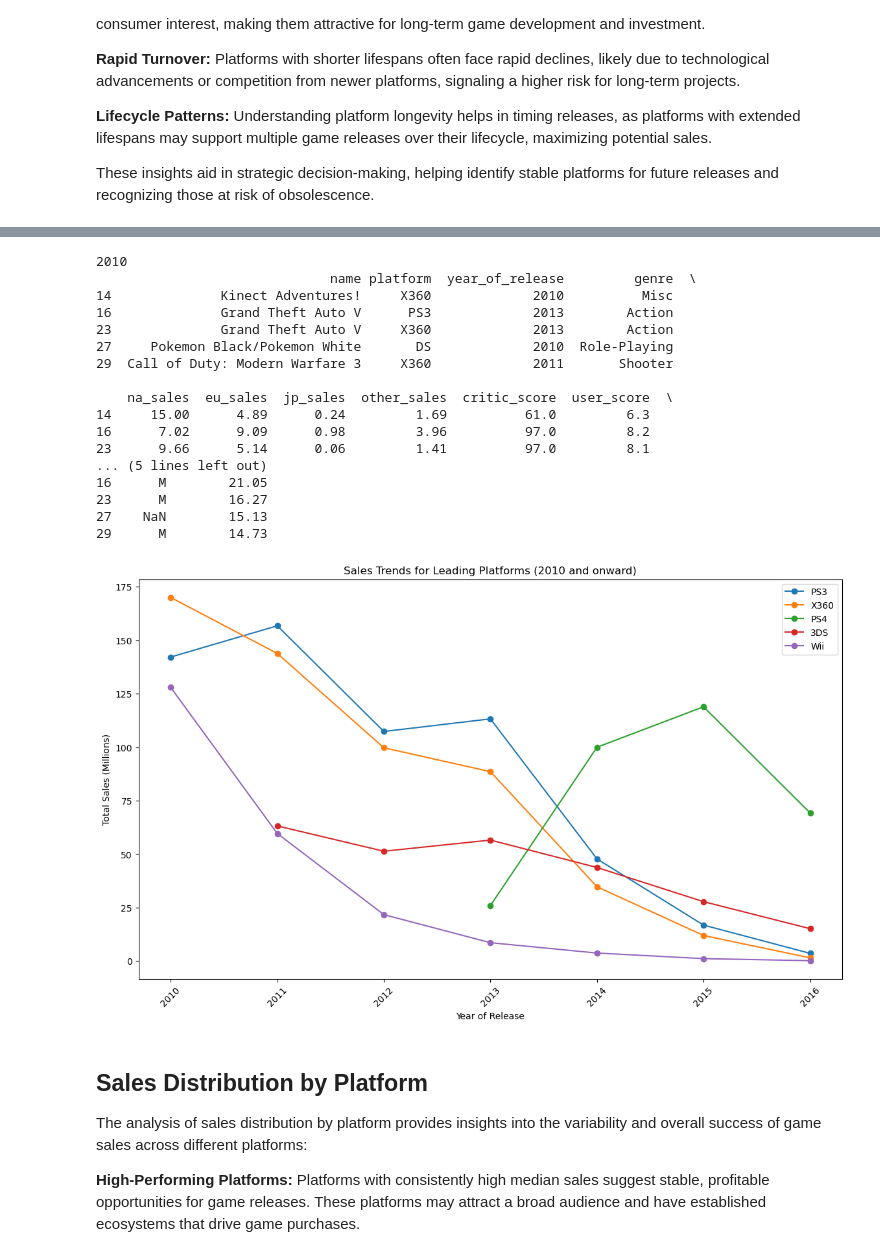
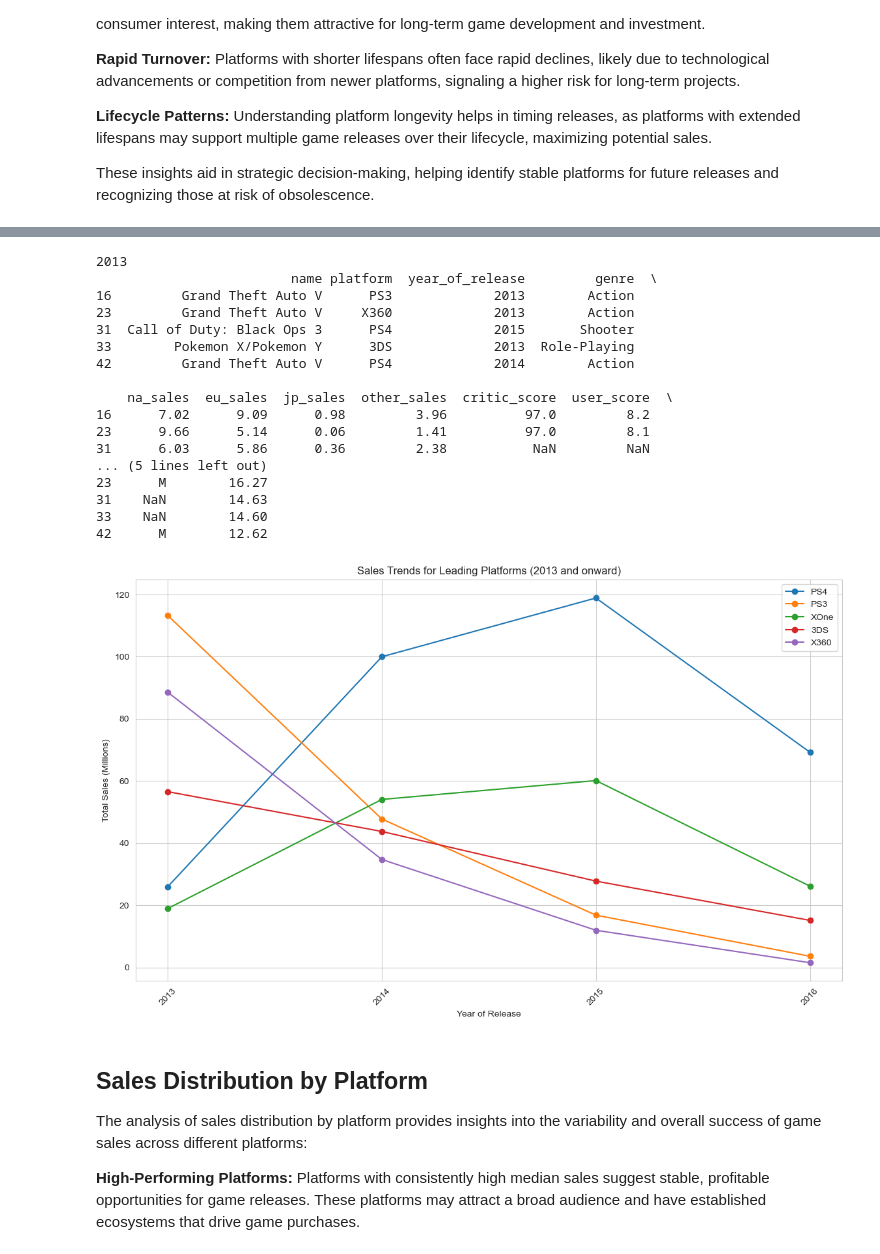
Before and after one commit to Mattyb883/video-game-sales-analysis, a Jupyter notebook: data_analysis.ipynb, the cells around one changed output, grey strips where cells are left out. Saved outputs shown, nothing was run; the diff lists cells and outputs as text; code cells hidden in the pictures.

```diff
--- a/data_analysis.ipynb
+++ b/data_analysis.ipynb
@@ -54,5 +54,16 @@ games_df['year_of_release'] = games_df['year_of_release'].fillna(0).astype(int)
 games_df['user_score'] = pd.to_numeric(games_df['user_score'], errors='coerce')
 games_df['total_sales'] = games_df[['na_sales', 'eu_sales', 'jp_sales', 'other_sales']].sum(axis=1)
 
+# Check for duplicates
+duplicates_count = games_df.duplicated().sum()
+print(f"Number of duplicate rows: {duplicates_count}")
+
+# Remove duplicates if any are found
+if duplicates_count > 0:
+    games_df = games_df.drop_duplicates()
+    print("Duplicates have been removed.")
+else:
+    print("No duplicates found.")
+
 # Here, I'm leaving most missing values as NaN for now; let’s document this decision as we analyze further
 # - 'Critic_Score', 'User_Score', and 'Rating' contain many missing entries that may reflect unavailable data
@@ -123,8 +145,12 @@ These insights help identify stable platforms for long-term investment and highl
 platform_sales = games_df.groupby('platform')['total_sales'].sum().sort_values(ascending=False)
 top_platforms = platform_sales.head(5).index  # Select the top 5 platforms for analysis
 # %%
-# Filter data for only the top platforms and valid years
-top_platform_data = games_df[(games_df['platform'].isin(top_platforms)) & (games_df['year_of_release'] >= 1980)]
+# Filter data for only the top platforms and valid years, and remove invalid DS data
+top_platform_data = games_df[
+    (games_df['platform'].isin(top_platforms)) &
+    (games_df['year_of_release'] >= 1980) &
+    ~((games_df['platform'] == 'DS') & (games_df['year_of_release'] < 2004))  # Remove DS entries before 2004
+]
 # %%
 # Plot sales distribution for each top platform by year
 plt.figure(figsize=(14, 8))
@@ -192,49 +218,52 @@ Overall, this analysis aids in identifying the most viable platforms for future
 # %%
-# Filter Data for Relevant Period (2010 and onward)
-filtered_games_df = games_df[games_df['year_of_release'] >= 2010]
+# Filter data for the recent period (e.g., 2013 and onward for a 4-year window)
+recent_games_df = games_df[games_df['year_of_release'] >= 2013]
 # %%
 # Verify the filtering worked by checking the minimum year
-print(filtered_games_df['year_of_release'].min())  # Should be 2010 or later
-print(filtered_games_df.head())
+print(recent_games_df['year_of_release'].min())  # Should be 2013 or later
+print(recent_games_df.head())
 # %% [output]
-2010
-                              name platform  year_of_release         genre  \
-14              Kinect Adventures!     X360             2010          Misc
-16              Grand Theft Auto V      PS3             2013        Action
-23              Grand Theft Auto V     X360             2013        Action
-27     Pokemon Black/Pokemon White       DS             2010  Role-Playing
-29  Call of Duty: Modern Warfare 3     X360             2011       Shooter
+2013
+                         name platform  year_of_release         genre  \
+16         Grand Theft Auto V      PS3             2013        Action
+23         Grand Theft Auto V     X360             2013        Action
+31  Call of Duty: Black Ops 3      PS4             2015       Shooter
+33        Pokemon X/Pokemon Y      3DS             2013  Role-Playing
+42         Grand Theft Auto V      PS4             2014        Action
 
     na_sales  eu_sales  jp_sales  other_sales  critic_score  user_score  \
-14     15.00      4.89      0.24         1.69          61.0         6.3
 16      7.02      9.09      0.98         3.96          97.0         8.2
 23      9.66      5.14      0.06         1.41          97.0         8.1
+31      6.03      5.86      0.36         2.38           NaN         NaN
 ... (5 lines left out)
-16      M        21.05
 23      M        16.27
-27    NaN        15.13
-29      M        14.73
+31    NaN        14.63
+33    NaN        14.60
+42      M        12.62
 # %%
 # Calculate total sales by platform in the filtered data
-top_platform_sales = filtered_games_df.groupby('platform')['total_sales'].sum().sort_values(ascending=False)
+top_platform_sales = recent_games_df.groupby('platform')['total_sales'].sum().sort_values(ascending=False)
 leading_platforms = top_platform_sales.head(5).index  # Select top 5 platforms
 # %%
 # Plot yearly sales trends for the top platforms
 plt.figure(figsize=(14, 8))
 for platform in leading_platforms:
-    platform_data = filtered_games_df[filtered_games_df['platform'] == platform]
+    platform_data = recent_games_df[recent_games_df['platform'] == platform]
     sales_by_year = platform_data.groupby('year_of_release')['total_sales'].sum()
     plt.plot(sales_by_year.index, sales_by_year.values, marker='o', label=platform)
 
 # Labeling the plot
 plt.xlabel("Year of Release")
 plt.ylabel("Total Sales (Millions)")
-plt.title("Sales Trends for Leading Platforms (2010 and onward)")
+plt.title("Sales Trends for Leading Platforms (2013 and onward)")
 plt.legend()
-plt.xticks(rotation=45)
+
+# Format x-axis to show only whole years
+plt.xticks(sales_by_year.index, [int(year) for year in sales_by_year.index], rotation=45)
+
 plt.show()
 # %% [output]
-[figure, old version]
+[figure, new version]
 # %% [markdown]
 ## Sales Distribution by Platform
 
```
Also changed, not shown: parts of 31 cells of this notebook, 1 other file.
